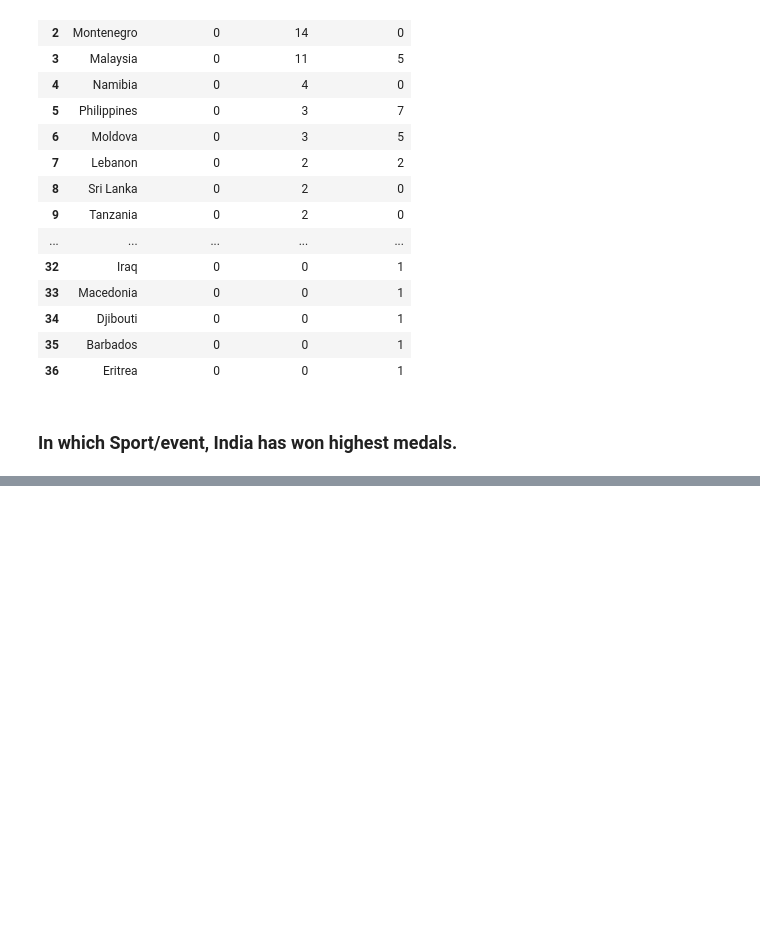
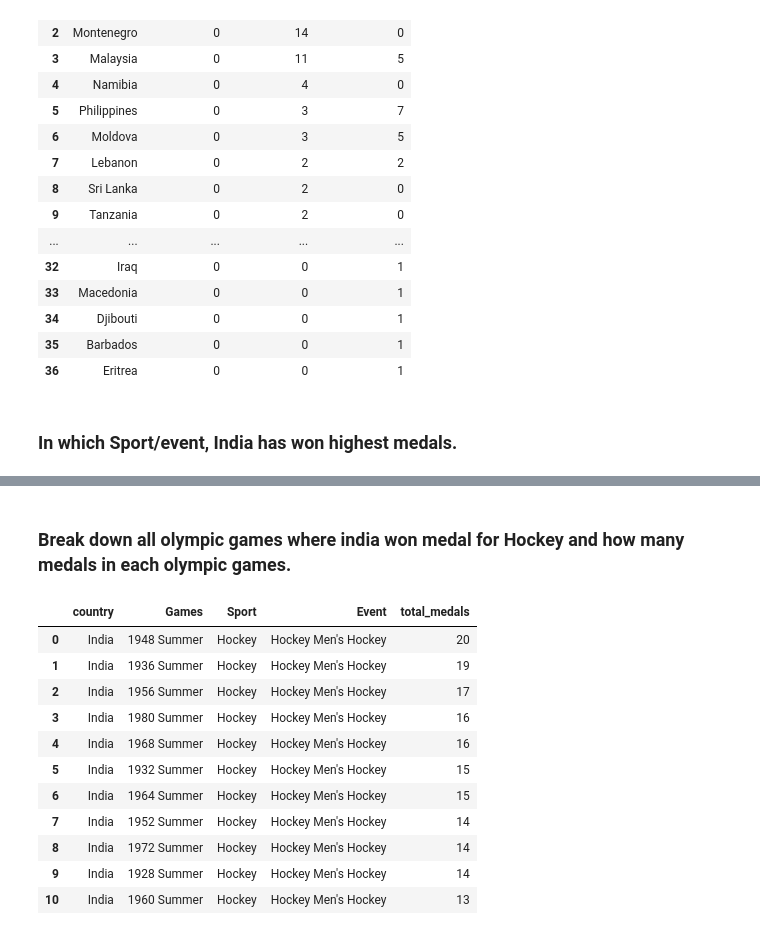
Before and after one commit to ManuelEspitia1/olympics, a Jupyter notebook: olympics_notebook.ipynb, the cells around one changed output, grey strips where cells are left out. Drawn from its saved outputs; the diff is of its cells as text; code cells hidden in the pictures; blank space fills up the shorter version.

```diff
--- a/olympics_notebook.ipynb
+++ b/olympics_notebook.ipynb
@@ -793,2 +811,38 @@ df_21
 | 195 | India | Swimming | Swimming Men's 100 metres Breasts... | 0 |
 196 rows × 4 columns
+# %% [markdown]
+### Break down all olympic games where india won medal for Hockey and how many medals in each olympic games.
+# %%
+
+
+indian_medals_games = _deepnote_execute_sql("""SELECT
+    nr.country,
+    ae.games,
+    ae.sport,
+    ae.event,
+    SUM(CASE WHEN ae.medal IN('Gold','Silver','Bronze') THEN 1 ELSE 0 END) AS total_medals
+
+FROM athlete_events ae
+JOIN noc_regions nr ON ae.noc=nr.noc
+
+WHERE nr.country = 'India'
+    AND sport = 'Hockey'
+
+GROUP BY nr.country, ae.sport, ae.event, ae.games
+HAVING  SUM(CASE WHEN ae.medal IN('Gold','Silver','Bronze') THEN 1 ELSE 0 END) > 0
+ORDER BY SUM(CASE WHEN ae.medal IN('Gold','Silver','Bronze') THEN 1 ELSE 0 END) DESC
+""", 'SQL_DEEPNOTE_DATAFRAME_SQL')
+indian_medals_games
+# %% [output]
+|  | country | Games | Sport | Event | total_medals |
+| 0 | India | 1948 Summer | Hockey | Hockey Men's Hockey | 20 |
+| 1 | India | 1936 Summer | Hockey | Hockey Men's Hockey | 19 |
+| 2 | India | 1956 Summer | Hockey | Hockey Men's Hockey | 17 |
+| 3 | India | 1980 Summer | Hockey | Hockey Men's Hockey | 16 |
+| 4 | India | 1968 Summer | Hockey | Hockey Men's Hockey | 16 |
+| 5 | India | 1932 Summer | Hockey | Hockey Men's Hockey | 15 |
+| 6 | India | 1964 Summer | Hockey | Hockey Men's Hockey | 15 |
+| 7 | India | 1952 Summer | Hockey | Hockey Men's Hockey | 14 |
+| 8 | India | 1972 Summer | Hockey | Hockey Men's Hockey | 14 |
+| 9 | India | 1928 Summer | Hockey | Hockey Men's Hockey | 14 |
+| 10 | India | 1960 Summer | Hockey | Hockey Men's Hockey | 13 |
```
Also changed, not shown: parts of 8 cells of this notebook.
